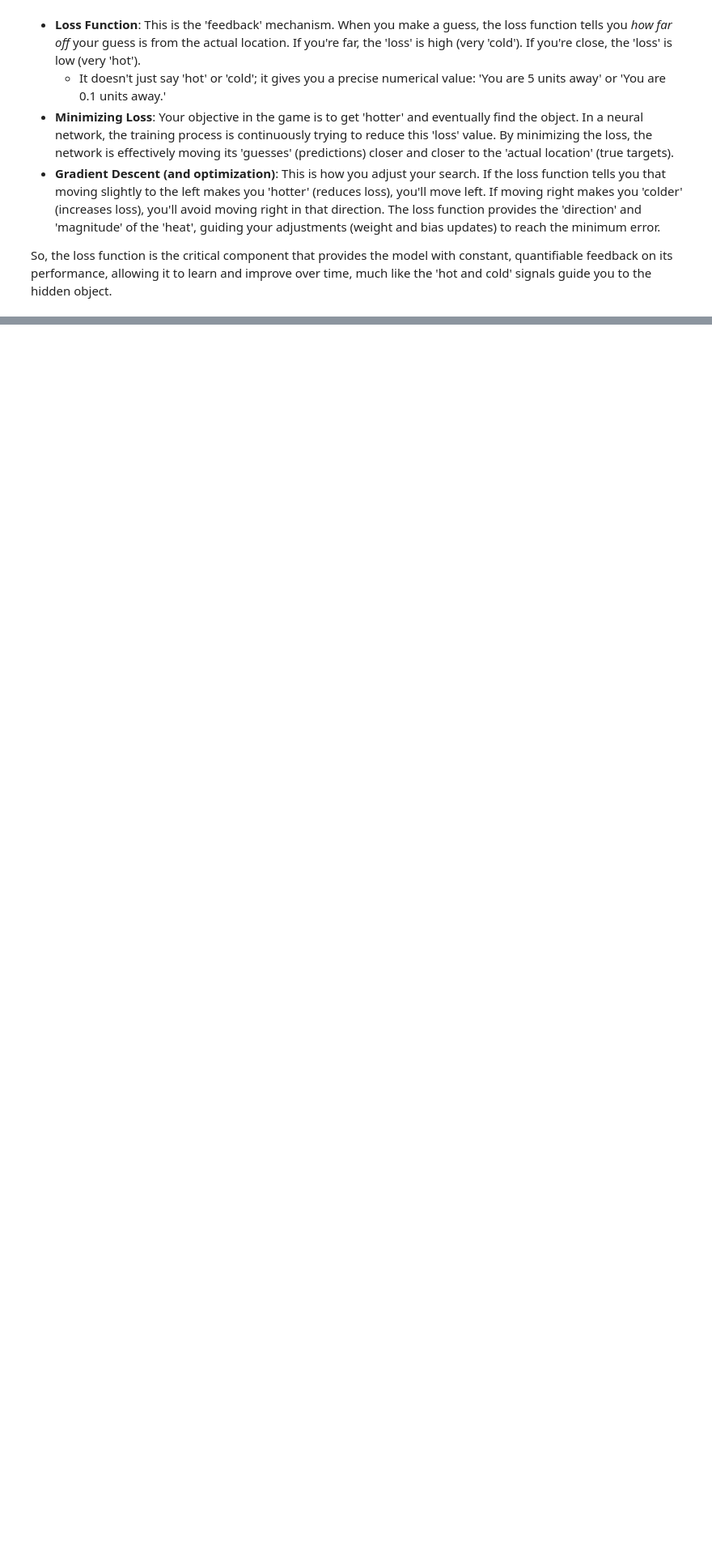
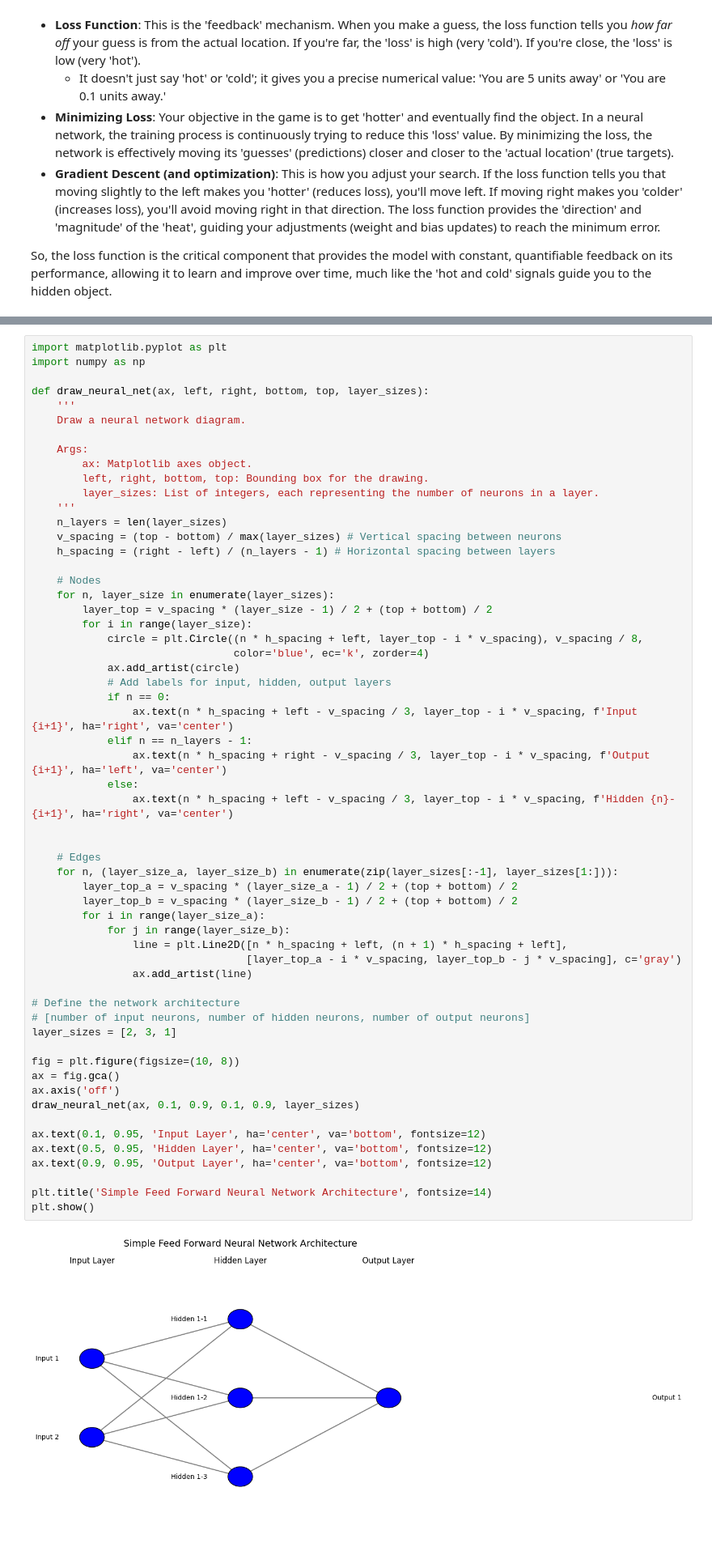
Before and after one commit to rsys-adsingh/Machine-Learning, a Jupyter notebook: study/Chapter_11.ipynb, the cells around one changed output, grey strips where cells are left out. Shown at 81% size. Saved outputs shown, nothing was run; the diff lists cells and outputs as text; blank space fills up the shorter version.

```diff
--- a/study/Chapter_11.ipynb
+++ b/study/Chapter_11.ipynb
@@ -935,0 +1624,60 @@ So, the loss function is the critical component that provides the model with con
+# %%
+import matplotlib.pyplot as plt
+import numpy as np
+
+def draw_neural_net(ax, left, right, bottom, top, layer_sizes):
+    '''
+    Draw a neural network diagram.
+
+    Args:
+        ax: Matplotlib axes object.
+        left, right, bottom, top: Bounding box for the drawing.
+        layer_sizes: List of integers, each representing the number of neurons in a layer.
+    '''
+    n_layers = len(layer_sizes)
+    v_spacing = (top - bottom) / max(layer_sizes) # Vertical spacing between neurons
+    h_spacing = (right - left) / (n_layers - 1) # Horizontal spacing between layers
+
+    # Nodes
+    for n, layer_size in enumerate(layer_sizes):
+        layer_top = v_spacing * (layer_size - 1) / 2 + (top + bottom) / 2
+        for i in range(layer_size):
+            circle = plt.Circle((n * h_spacing + left, layer_top - i * v_spacing), v_spacing / 8,
+                                color='blue', ec='k', zorder=4)
+            ax.add_artist(circle)
+            # Add labels for input, hidden, output layers
+            if n == 0:
+                ax.text(n * h_spacing + left - v_spacing / 3, layer_top - i * v_spacing, f'Input {i+1}', ha='right', va='center')
+            elif n == n_layers - 1:
+                ax.text(n * h_spacing + right - v_spacing / 3, layer_top - i * v_spacing, f'Output {i+1}', ha='left', va='center')
+            else:
+                ax.text(n * h_spacing + left - v_spacing / 3, layer_top - i * v_spacing, f'Hidden {n}-{i+1}', ha='right', va='center')
+
+
+    # Edges
+    for n, (layer_size_a, layer_size_b) in enumerate(zip(layer_sizes[:-1], layer_sizes[1:])):
+        layer_top_a = v_spacing * (layer_size_a - 1) / 2 + (top + bottom) / 2
+        layer_top_b = v_spacing * (layer_size_b - 1) / 2 + (top + bottom) / 2
+        for i in range(layer_size_a):
+            for j in range(layer_size_b):
+                line = plt.Line2D([n * h_spacing + left, (n + 1) * h_spacing + left],
+                                  [layer_top_a - i * v_spacing, layer_top_b - j * v_spacing], c='gray')
+                ax.add_artist(line)
+
+# Define the network architecture
+# [number of input neurons, number of hidden neurons, number of output neurons]
+layer_sizes = [2, 3, 1]
+
+fig = plt.figure(figsize=(10, 8))
+ax = fig.gca()
+ax.axis('off')
+draw_neural_net(ax, 0.1, 0.9, 0.1, 0.9, layer_sizes)
+
+ax.text(0.1, 0.95, 'Input Layer', ha='center', va='bottom', fontsize=12)
+ax.text(0.5, 0.95, 'Hidden Layer', ha='center', va='bottom', fontsize=12)
+ax.text(0.9, 0.95, 'Output Layer', ha='center', va='bottom', fontsize=12)
+
+plt.title('Simple Feed Forward Neural Network Architecture', fontsize=14)
+plt.show()
+# %% [output]
+[figure, added]
```
Also changed, not shown: parts of 28 cells of this notebook.
